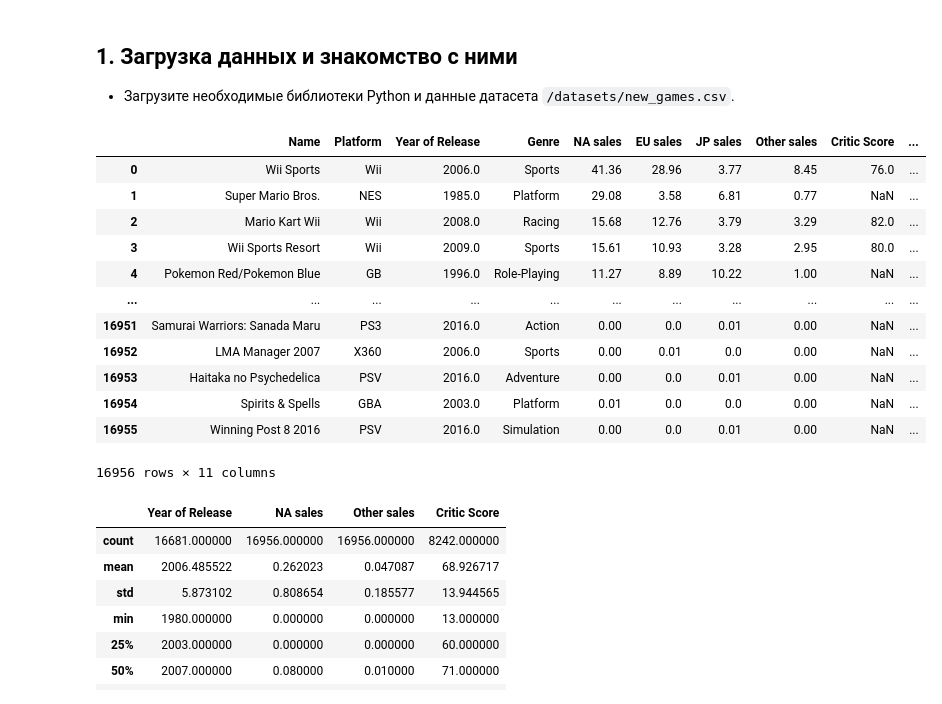
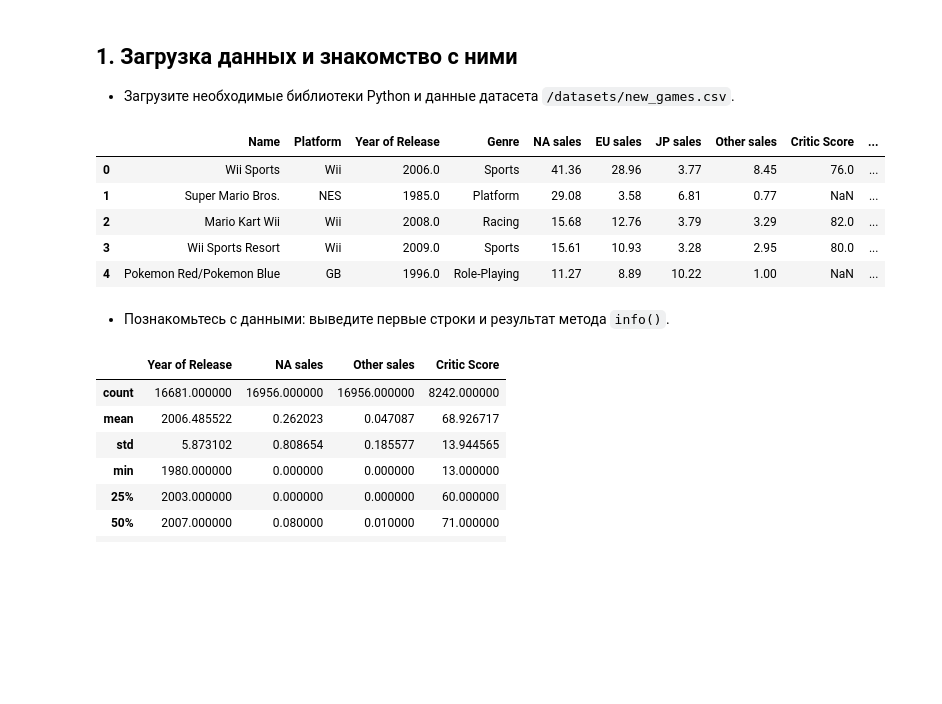
Before and after one commit to blbl-blbl/yandex_practicum_Data_Science_Course, a Jupyter notebook: Module_2_Python_Preprocessing/Secrets_of_the_Dark_Forest.ipynb, the cells around one changed output. Cells and saved outputs as stored; diff of their text form; code cells hidden in the pictures; blank space fills up the shorter version.

```diff
--- a/Module_2_Python_Preprocessing/Secrets_of_the_Dark_Forest.ipynb
+++ b/Module_2_Python_Preprocessing/Secrets_of_the_Dark_Forest.ipynb
@@ -24,22 +24,17 @@
 # %%
 import pandas as pd
 # %%
-df = pd.read_csv('new_games.csv')
-df
+df = pd.read_csv('/datasets/new_games.csv')
+df.head()
 # %% [output]
 |  | Name | Platform | Year of Release | Genre | NA sales | EU sales | JP sales | Other sales | Critic Score | ... |
 | 0 | Wii Sports | Wii | 2006.0 | Sports | 41.36 | 28.96 | 3.77 | 8.45 | 76.0 | ... |
 | 1 | Super Mario Bros. | NES | 1985.0 | Platform | 29.08 | 3.58 | 6.81 | 0.77 | NaN | ... |
 | 2 | Mario Kart Wii | Wii | 2008.0 | Racing | 15.68 | 12.76 | 3.79 | 3.29 | 82.0 | ... |
 | 3 | Wii Sports Resort | Wii | 2009.0 | Sports | 15.61 | 10.93 | 3.28 | 2.95 | 80.0 | ... |
 | 4 | Pokemon Red/Pokemon Blue | GB | 1996.0 | Role-Playing | 11.27 | 8.89 | 10.22 | 1.00 | NaN | ... |
-| ... | ... | ... | ... | ... | ... | ... | ... | ... | ... | ... |
-| 16951 | Samurai Warriors: Sanada Maru | PS3 | 2016.0 | Action | 0.00 | 0.0 | 0.01 | 0.00 | NaN | ... |
-| 16952 | LMA Manager 2007 | X360 | 2006.0 | Sports | 0.00 | 0.01 | 0.0 | 0.00 | NaN | ... |
-| 16953 | Haitaka no Psychedelica | PSV | 2016.0 | Adventure | 0.00 | 0.0 | 0.01 | 0.00 | NaN | ... |
-| 16954 | Spirits & Spells | GBA | 2003.0 | Platform | 0.01 | 0.0 | 0.0 | 0.00 | NaN | ... |
-| 16955 | Winning Post 8 2016 | PSV | 2016.0 | Simulation | 0.00 | 0.0 | 0.01 | 0.00 | NaN | ... |
-16956 rows × 11 columns
+# %% [markdown]
+- Познакомьтесь с данными: выведите первые строки и результат метода `info()`.
 # %%
 df.describe()
 # %% [output]
```
Also changed, not shown: parts of 114 cells of this notebook.
